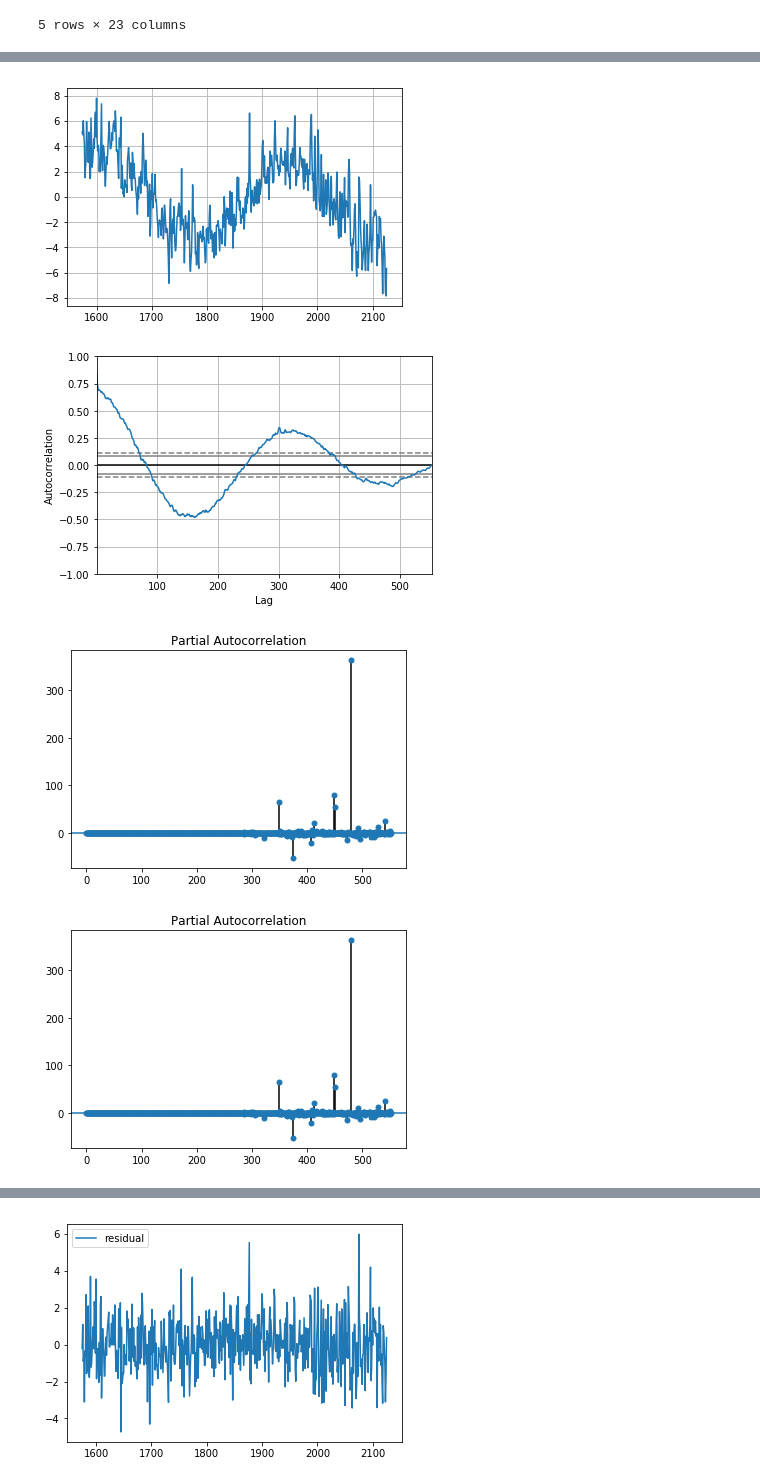
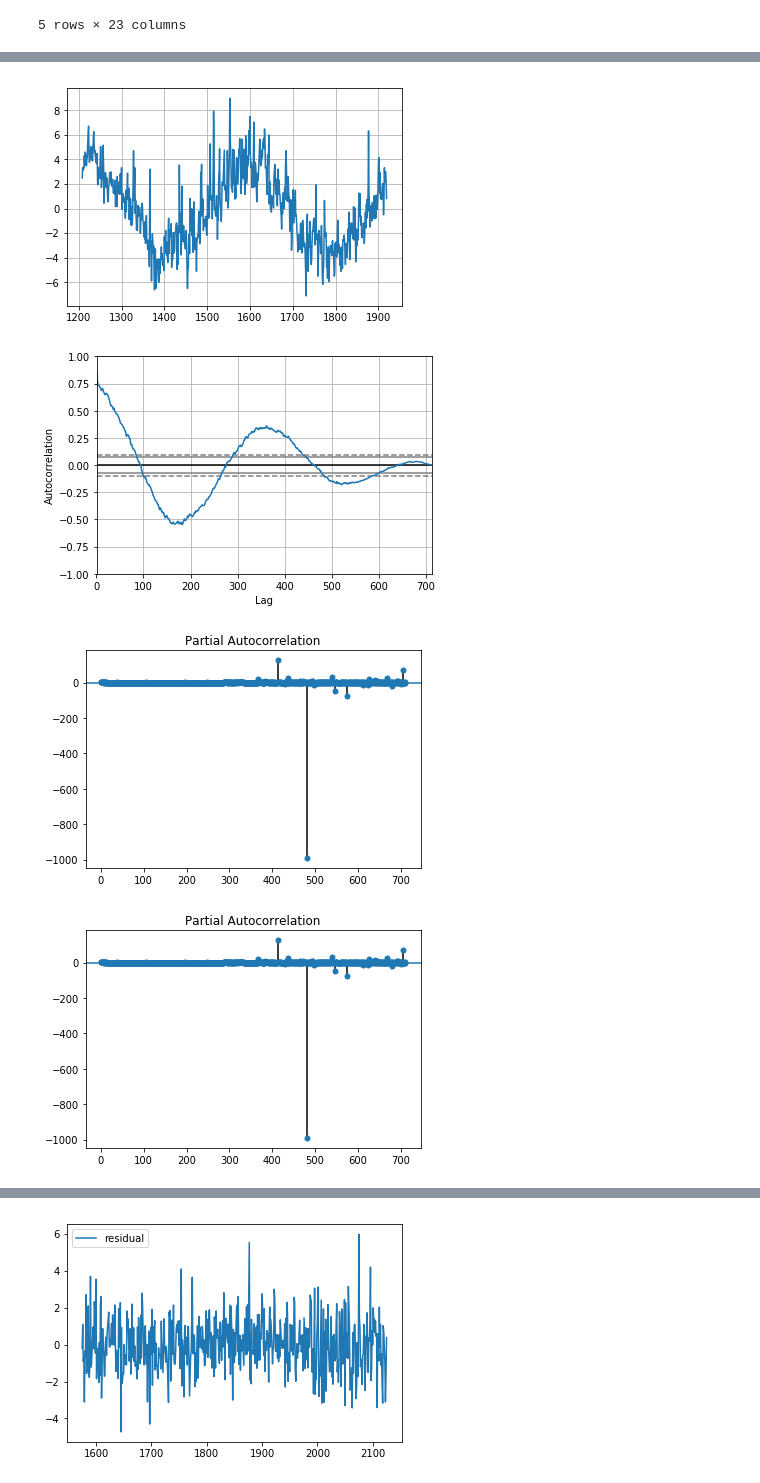
Before and after one commit to dsanmartin/INF475-PJ, a Jupyter notebook: project.ipynb, the cells around one changed output, grey strips where cells are left out. Saved outputs shown, nothing was run; the diff lists cells and outputs as text; code cells hidden in the pictures.

```diff
--- a/project.ipynb
+++ b/project.ipynb
@@ -34,22 +34,25 @@ df.describe()
 | 75% | 859212.0 | 99999.0 | 2.017012e+07 | 61.100000 | 24.000000 | 54.200000 | 24.000000 | 9.999900e+03 | 0.0 | 9.999900e+03 | 0.0 | ... |
 | max | 859212.0 | 99999.0 | 2.018073e+07 | 76.900000 | 24.000000 | 64.700000 | 24.000000 | 9.999900e+03 | 0.0 | 9.999900e+03 | 0.0 | ... |
 # %%
-d_17_18 = df.loc[int(df.index[df['YEARMODA'] == 20170101][0]):] # Get data since 2017
-d_c = FtoC(d_17_18['TEMP']) # Transform to celsius
-y_t = d_c - d_c.mean() # Center data
-y_t.plot()
+year_start = int(df.index[df['YEARMODA'] == 20160101][0])
+year_end = int(df.index[df['YEARMODA'] == 20171231][0])
+train = df.loc[year_start:year_end+1] # Get data 2016 - 2017
+test = df.loc[year_end:] # Test data from 2018
+tmp = FtoC(train['TEMP']) # Transform to celsius
+x_train = tmp - tmp.mean() # Center data
+x_train.plot()
 plt.grid(True)
 plt.show()
 # %% [output]
-[figure, old version]
+[figure, new version]
 # %%
-pd.plotting.autocorrelation_plot(y_t)
+pd.plotting.autocorrelation_plot(x_train)
 plt.show()
 # %% [output]
-[figure, old version]
+[figure, new version]
 # %%
 from statsmodels.graphics.tsaplots import plot_pacf
-plot_pacf(y_t)
+plot_pacf(x_train)
 # %% [output]
-[figure, old version]
+[figure, new version]
-[figure, old version]
+[figure, new version]
```
Also changed, not shown: parts of 6 cells of this notebook.
